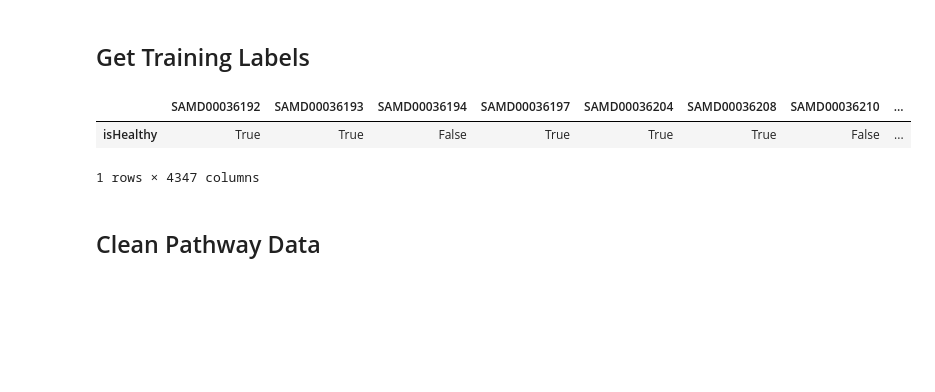
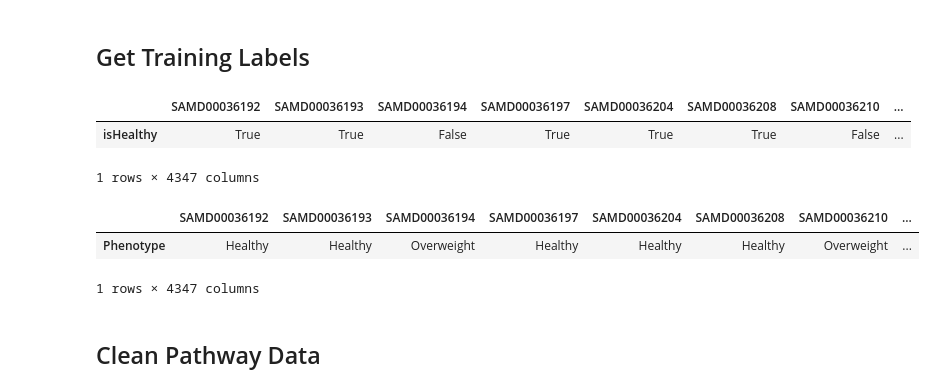
Before and after one commit to danielchang2002/GMHI2-Scratchpad, a Jupyter notebook: src/CleanData.ipynb, the cells around one changed output. Drawn from its saved outputs; the diff is of its cells as text; code cells hidden in the pictures; blank space fills up the shorter version.

```diff
--- a/src/CleanData.ipynb
+++ b/src/CleanData.ipynb
@@ -104,3 +105,10 @@ isHealthy
 1 rows × 4347 columns
 # %%
 isHealthy.to_csv(config.TRAIN_DIR + "isHealthy.csv")
+# %%
+sorted_phenotype2 = phenotype2.reindex(sorted(phenotype2.columns), axis=1)
+sorted_phenotype2
+# %% [output]
+|  | SAMD00036192 | SAMD00036193 | SAMD00036194 | SAMD00036197 | SAMD00036204 | SAMD00036208 | SAMD00036210 | ... |
+| Phenotype | Healthy | Healthy | Overweight | Healthy | Healthy | Healthy | Overweight | ... |
+1 rows × 4347 columns
```
Also changed, not shown: parts of 10 cells of this notebook, 12 other files.
